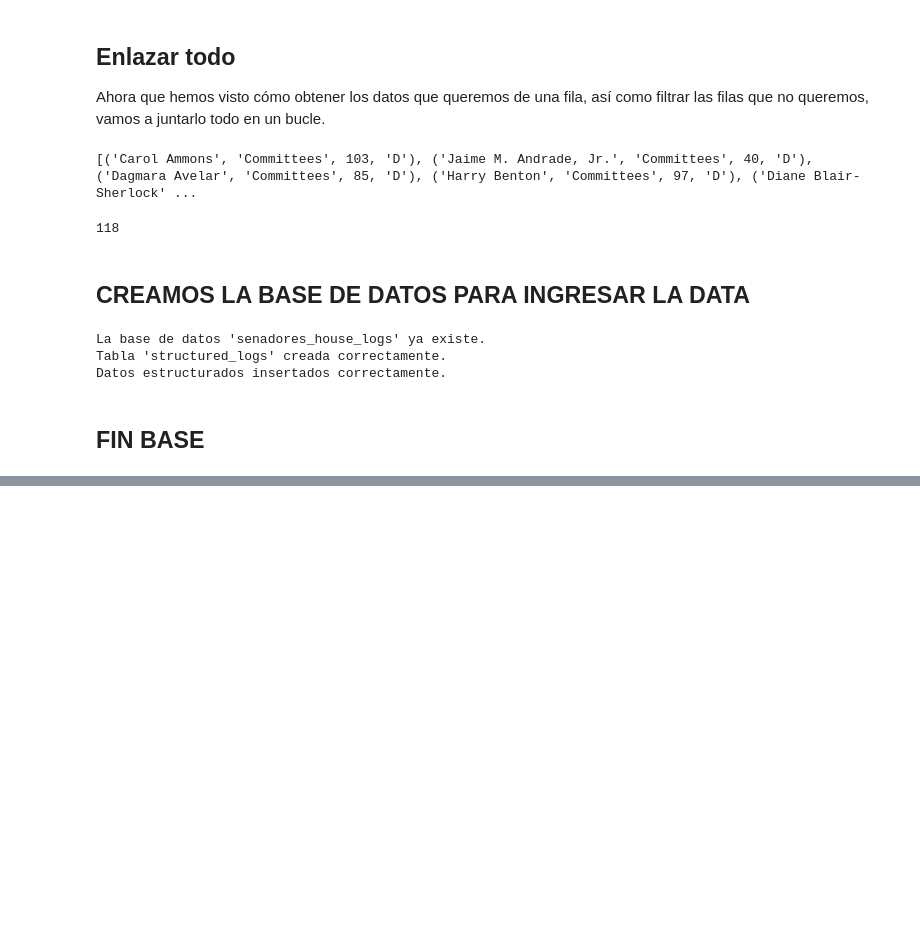
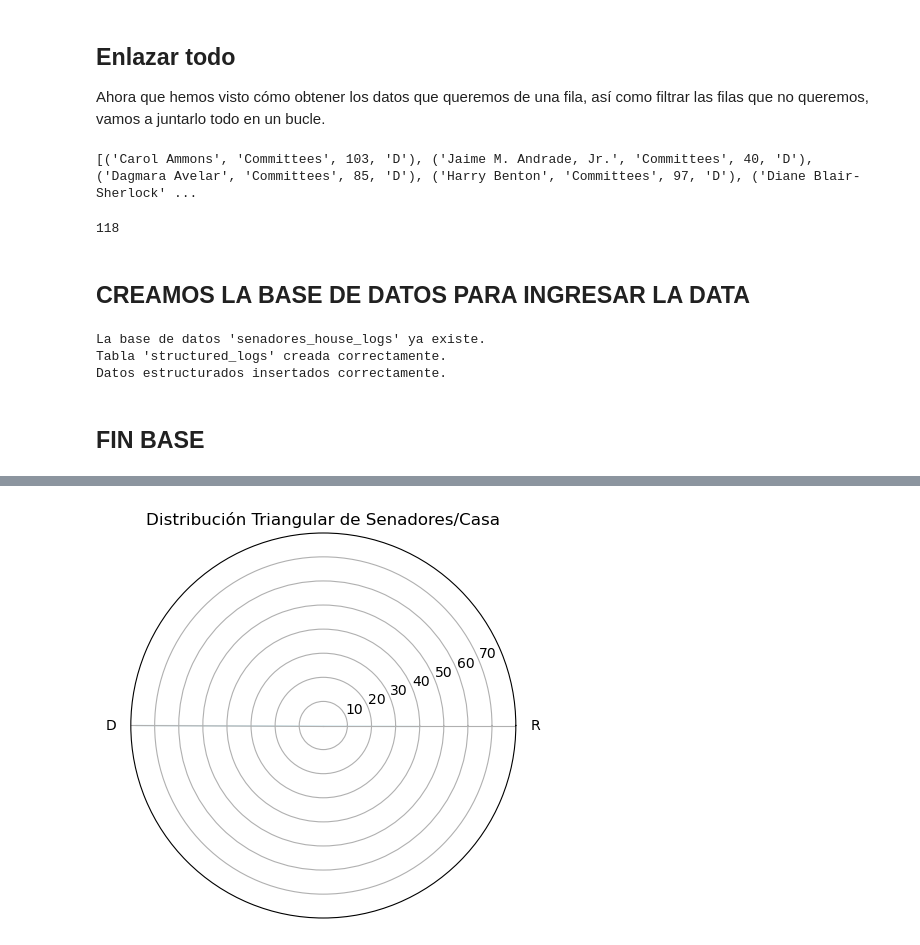
Before and after one commit to blassvelas1/CLASEFINAL, a Jupyter notebook: 02_web_scraping (1).ipynb, the cells around one changed output, grey strips where cells are left out. Saved outputs shown, nothing was run; the diff lists cells and outputs as text; code cells hidden in the pictures; blank space fills up the shorter version.

```diff
--- a/02_web_scraping (1).ipynb
+++ b/02_web_scraping (1).ipynb
@@ -885,0 +703,42 @@ len(bills_dict[103])
+# %%
+# Conectar a PostgreSQL y obtener los datos
+def get_data_from_db():
+    conn = psycopg2.connect(
+        database="senadores_house_logs",
+        user="postgres",
+        password="postgres",
+        host="localhost",
+        port="5432"
+    )
+    cursor = conn.cursor()
+
+    # Obtener distribución de senadores/casa por partido
+    cursor.execute("SELECT party, COUNT(*) FROM structured_logs GROUP BY party;")
+    party_data = cursor.fetchall()
+
+    # Obtener distribución de senadores/casa por distrito
+    cursor.execute("SELECT distrit, COUNT(*) FROM structured_logs GROUP BY distrit;")
+    district_data = cursor.fetchall()
+
+    conn.close()
+    return party_data, district_data
+
+# Graficar distribución triangular
+def plot_triangular_chart(party_data):
+    labels, sizes = zip(*party_data)
+    angles = np.linspace(0, 2 * np.pi, len(labels), endpoint=False).tolist()
+    sizes += sizes[:1]
+    angles += angles[:1]
+
+    fig, ax = plt.subplots(figsize=(5,5), subplot_kw={'projection': 'polar'})
+    ax.fill(angles, sizes, color='lightblue', alpha=0.6)
+    ax.set_xticks(angles[:-1])
+    ax.set_xticklabels(labels)
+    plt.title("Distribución Triangular de Senadores/Casa")
+    plt.show()
+
+if __name__ == "__main__":
+    party_data, district_data = get_data_from_db()
+    plot_triangular_chart(party_data)
+# %% [output]
+[figure, added]
```
Also changed, not shown: parts of 20 cells of this notebook.
